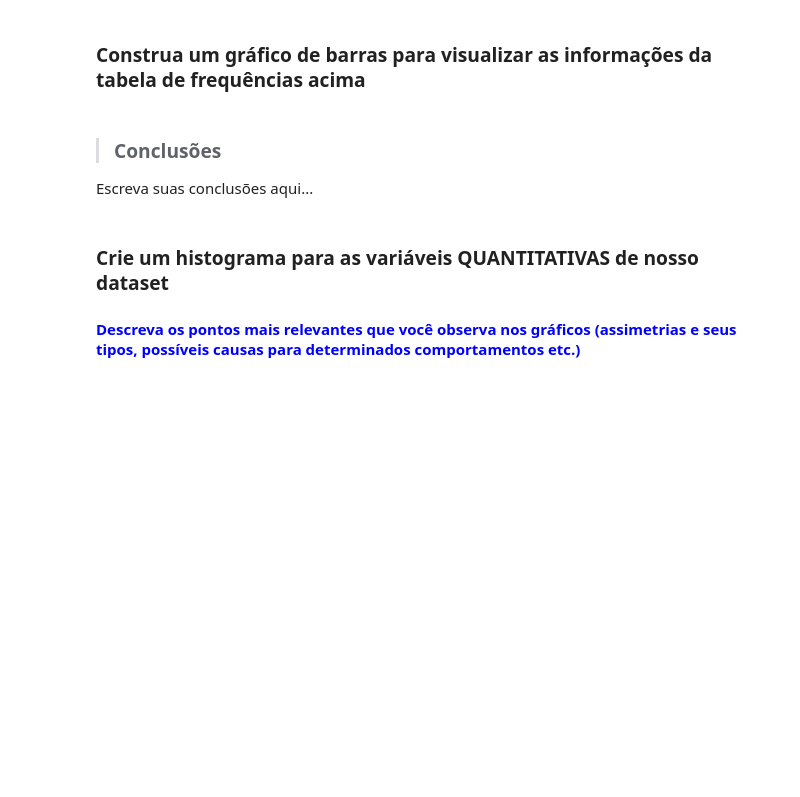
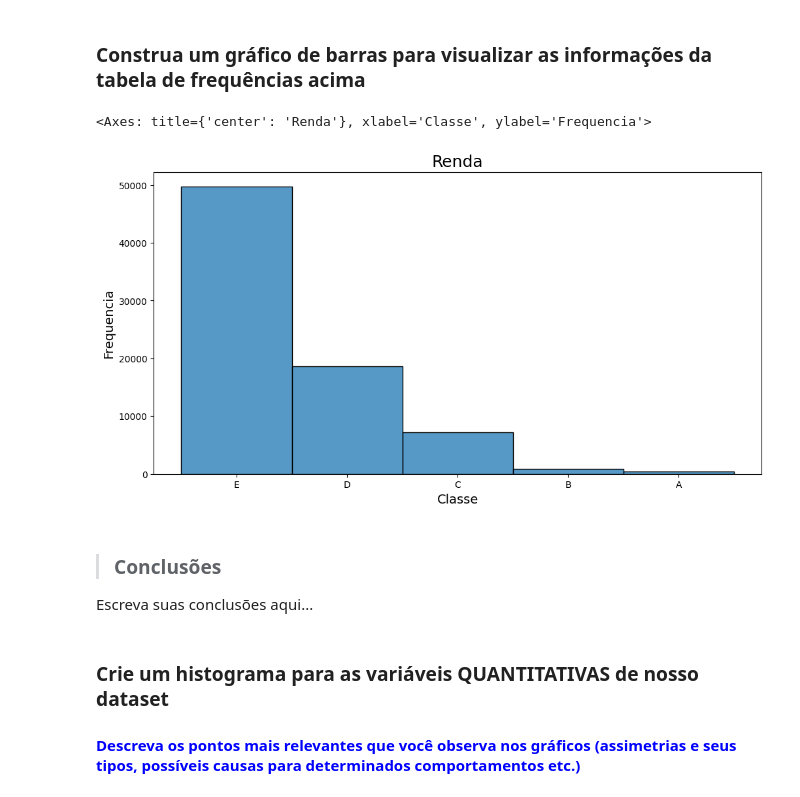
Before and after one commit to angelomaia/alura-cursos, a Jupyter notebook: Formação Estatística com Python/Análise_Descritiva.ipynb, the cells around one changed output. Drawn from its saved outputs; the diff is of its cells as text; code cells hidden in the pictures; blank space fills up the shorter version.

```diff
--- a/Formação Estatística com Python/Análise_Descritiva.ipynb
+++ b/Formação Estatística com Python/Análise_Descritiva.ipynb
@@ -170,7 +170,11 @@ Para construir as classes de renda considere que o salário mínimo na época da
 #### Siga os passos abaixo:
 # %% [markdown]
 ### 1º Definir os intevalos das classes em reais (R$)
+# %%
+classes = [0, 1576, 3940, 11820, 19700, 200000]
 # %% [markdown]
 ### 2º Definir os labels das classes
+# %%
+labels = ['E', 'D', 'C', 'B', 'A']
 # %% [markdown]
 ### 3º Construir a coluna de frequências
@@ -181,5 +228,19 @@ Para construir as classes de renda considere que o salário mínimo na época da
 # %% [markdown]
 ### Construa um gráfico de barras para visualizar as informações da tabela de frequências acima
+# %%
+ax = sns.histplot(data=pd.cut(x = dados.Renda,
+                              bins = classes,
+                              labels=labels,
+                              include_lowest = True))
+
+ax.figure.set_size_inches(12, 6)
+ax.set_title('Renda', fontsize=18)
+ax.set_xlabel('Classe', fontsize=14)
+ax.set_ylabel('Frequencia', fontsize=14)
+ax
+# %% [output]
+<Axes: title={'center': 'Renda'}, xlabel='Classe', ylabel='Frequencia'>
+[figure, added]
 # %% [markdown]
 > ### Conclusões
 
```
Also changed, not shown: parts of 3 cells of this notebook.
